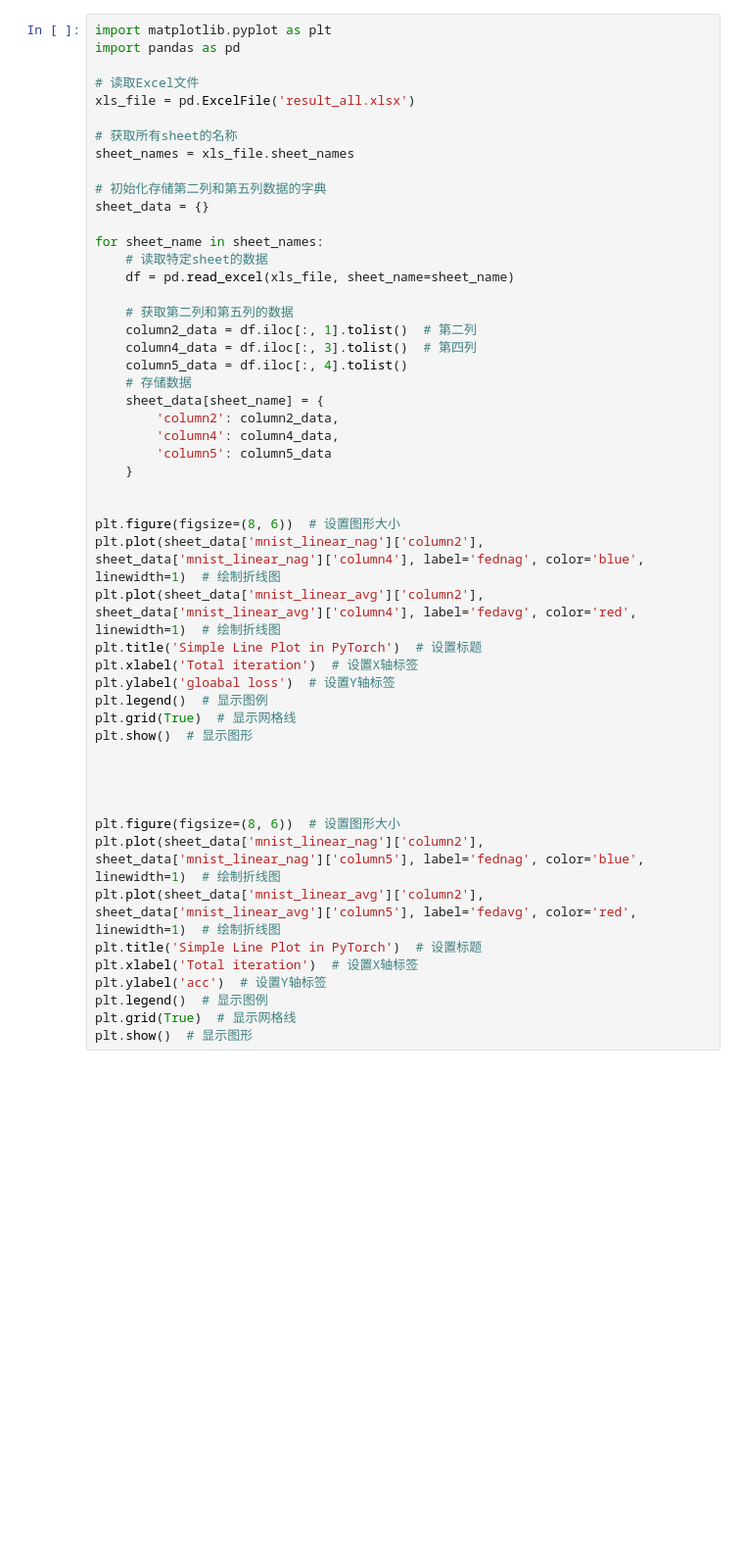
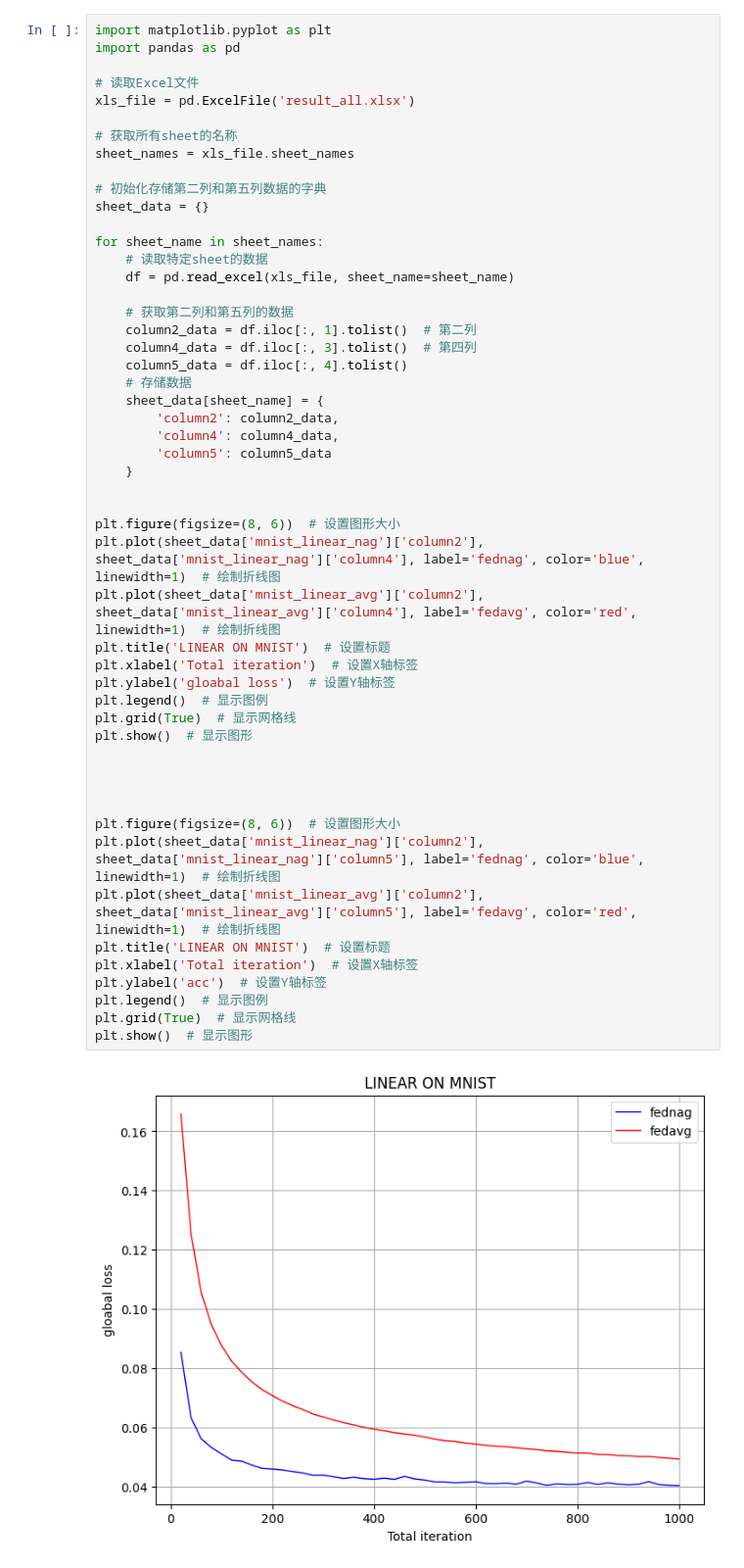
Before and after one commit to Gooooooogo/fedml, a Jupyter notebook: fed_plot.ipynb, the cells around one changed output. Shown at 98% size. Saved outputs shown, nothing was run; the diff lists cells and outputs as text; blank space fills up the shorter version.

```diff
--- a/fed_plot.ipynb
+++ b/fed_plot.ipynb
@@ -20,32 +20,34 @@ for sheet_name in sheet_names:
     column4_data = df.iloc[:, 3].tolist()  # 第四列
     column5_data = df.iloc[:, 4].tolist()
     # 存储数据
     sheet_data[sheet_name] = {
         'column2': column2_data,
         'column4': column4_data,
         'column5': column5_data
     }
 
 
 plt.figure(figsize=(8, 6))  # 设置图形大小
 plt.plot(sheet_data['mnist_linear_nag']['column2'], sheet_data['mnist_linear_nag']['column4'], label='fednag', color='blue', linewidth=1)  # 绘制折线图
 plt.plot(sheet_data['mnist_linear_avg']['column2'], sheet_data['mnist_linear_avg']['column4'], label='fedavg', color='red', linewidth=1)  # 绘制折线图
-plt.title('Simple Line Plot in PyTorch')  # 设置标题
+plt.title('LINEAR ON MNIST')  # 设置标题
 plt.xlabel('Total iteration')  # 设置X轴标签
 plt.ylabel('gloabal loss')  # 设置Y轴标签
 plt.legend()  # 显示图例
 plt.grid(True)  # 显示网格线
 plt.show()  # 显示图形
 
 
 
 
 plt.figure(figsize=(8, 6))  # 设置图形大小
 plt.plot(sheet_data['mnist_linear_nag']['column2'], sheet_data['mnist_linear_nag']['column5'], label='fednag', color='blue', linewidth=1)  # 绘制折线图
 plt.plot(sheet_data['mnist_linear_avg']['column2'], sheet_data['mnist_linear_avg']['column5'], label='fedavg', color='red', linewidth=1)  # 绘制折线图
-plt.title('Simple Line Plot in PyTorch')  # 设置标题
+plt.title('LINEAR ON MNIST')  # 设置标题
 plt.xlabel('Total iteration')  # 设置X轴标签
 plt.ylabel('acc')  # 设置Y轴标签
 plt.legend()  # 显示图例
 plt.grid(True)  # 显示网格线
 plt.show()  # 显示图形
+# %% [output]
+[figure, added]
```
Also changed, not shown: parts of 4 cells of this notebook.
